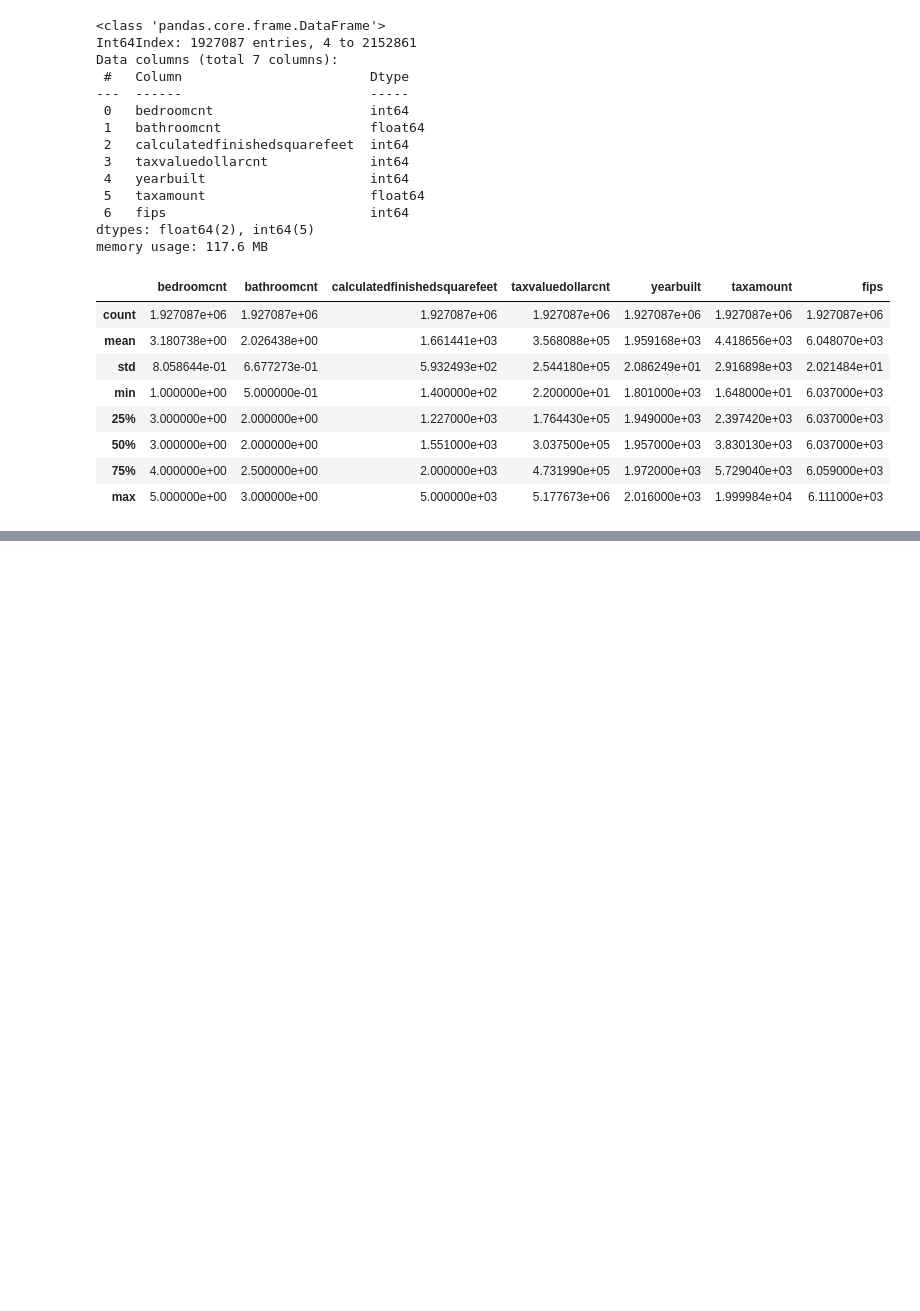
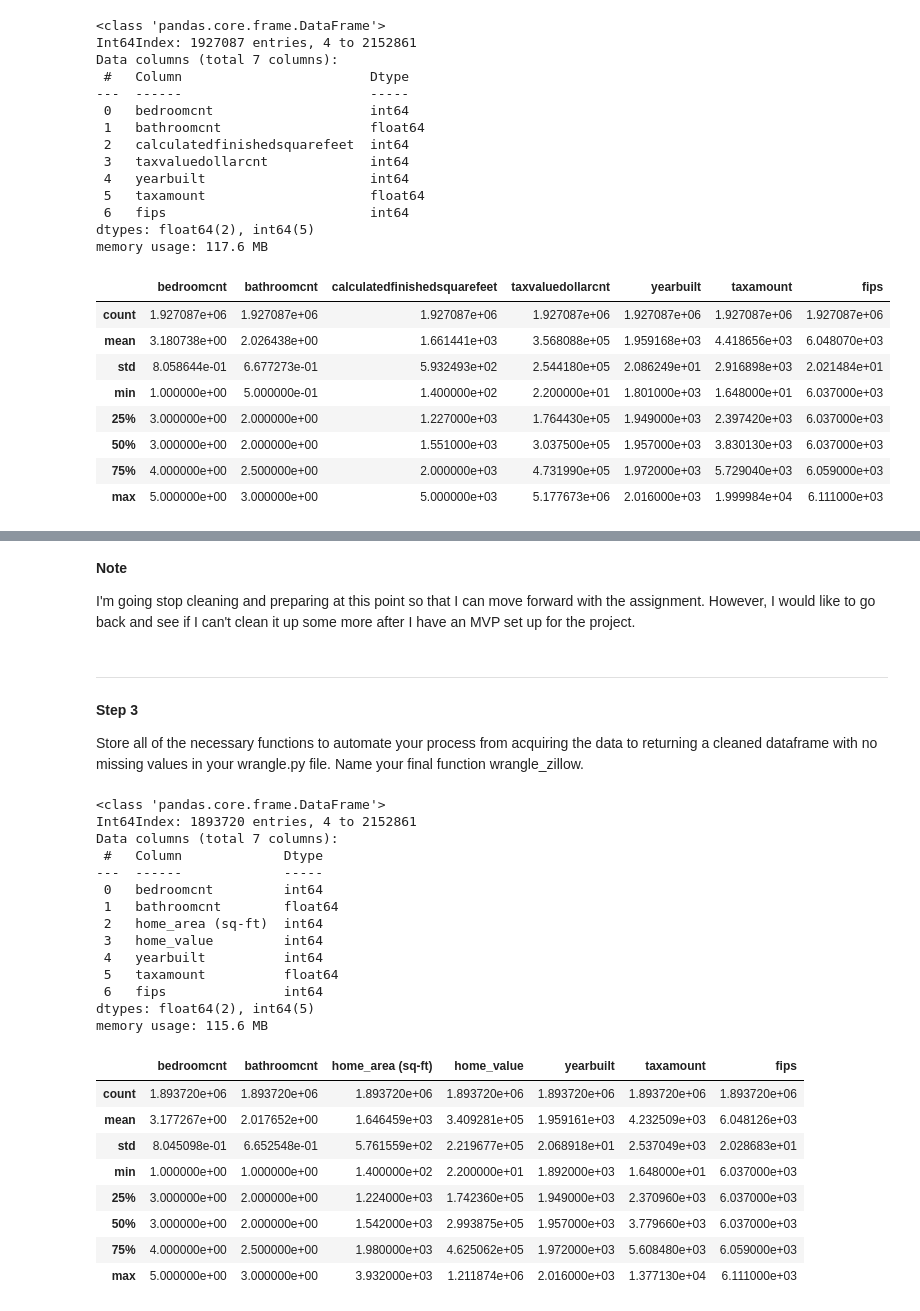
Before and after one commit to johnathon-smith/regression-exercises, a Jupyter notebook: wrangle.ipynb, the cells around one changed output, grey strips where cells are left out. Saved outputs shown, nothing was run; the diff lists cells and outputs as text; code cells hidden in the pictures; blank space fills up the shorter version.

Commit message:
Finished wrangle exercises and added wrangle.py to hold my functions

```diff
--- a/wrangle.ipynb
+++ b/wrangle.ipynb
@@ -278 +278,11 @@ for col in zillow_without_outliers.columns:
 [figure]
+# %% [markdown]
+__Note__
+
+I'm going stop cleaning and preparing at this point so that I can move forward with the assignment. However, I would like to go back and see if I can't clean it up some more after I have an MVP set up for the project.
+# %% [markdown]
+***
+# %% [markdown]
+__Step 3__
+
+Store all of the necessary functions to automate your process from acquiring the data to returning a cleaned dataframe with no missing values in your wrangle.py file. Name your final function wrangle_zillow.
@@ -278,0 +295,29 @@ for col in zillow_without_outliers.columns:
+# %%
+#Use wrangle.wrangle_zillow to acquire and prepare df
+zillow = wrangle.wrangle_zillow()
+zillow.info()
+zillow.describe()
+# %% [output]
+<class 'pandas.core.frame.DataFrame'>
+Int64Index: 1893720 entries, 4 to 2152861
+Data columns (total 7 columns):
+ #   Column             Dtype
+---  ------             -----
+ 0   bedroomcnt         int64
+ 1   bathroomcnt        float64
+ 2   home_area (sq-ft)  int64
+ 3   home_value         int64
+ 4   yearbuilt          int64
+ 5   taxamount          float64
+ 6   fips               int64
+dtypes: float64(2), int64(5)
+memory usage: 115.6 MB
+|  | bedroomcnt | bathroomcnt | home_area (sq-ft) | home_value | yearbuilt | taxamount | fips |
+| count | 1.893720e+06 | 1.893720e+06 | 1.893720e+06 | 1.893720e+06 | 1.893720e+06 | 1.893720e+06 | 1.893720e+06 |
+| mean | 3.177267e+00 | 2.017652e+00 | 1.646459e+03 | 3.409281e+05 | 1.959161e+03 | 4.232509e+03 | 6.048126e+03 |
+| std | 8.045098e-01 | 6.652548e-01 | 5.761559e+02 | 2.219677e+05 | 2.068918e+01 | 2.537049e+03 | 2.028683e+01 |
+| min | 1.000000e+00 | 1.000000e+00 | 1.400000e+02 | 2.200000e+01 | 1.892000e+03 | 1.648000e+01 | 6.037000e+03 |
+| 25% | 3.000000e+00 | 2.000000e+00 | 1.224000e+03 | 1.742360e+05 | 1.949000e+03 | 2.370960e+03 | 6.037000e+03 |
+| 50% | 3.000000e+00 | 2.000000e+00 | 1.542000e+03 | 2.993875e+05 | 1.957000e+03 | 3.779660e+03 | 6.037000e+03 |
+| 75% | 4.000000e+00 | 2.500000e+00 | 1.980000e+03 | 4.625062e+05 | 1.972000e+03 | 5.608480e+03 | 6.059000e+03 |
+| max | 5.000000e+00 | 3.000000e+00 | 3.932000e+03 | 1.211874e+06 | 2.016000e+03 | 1.377130e+04 | 6.111000e+03 |
```
Also changed, not shown: parts of 9 cells of this notebook, 1 other file.
